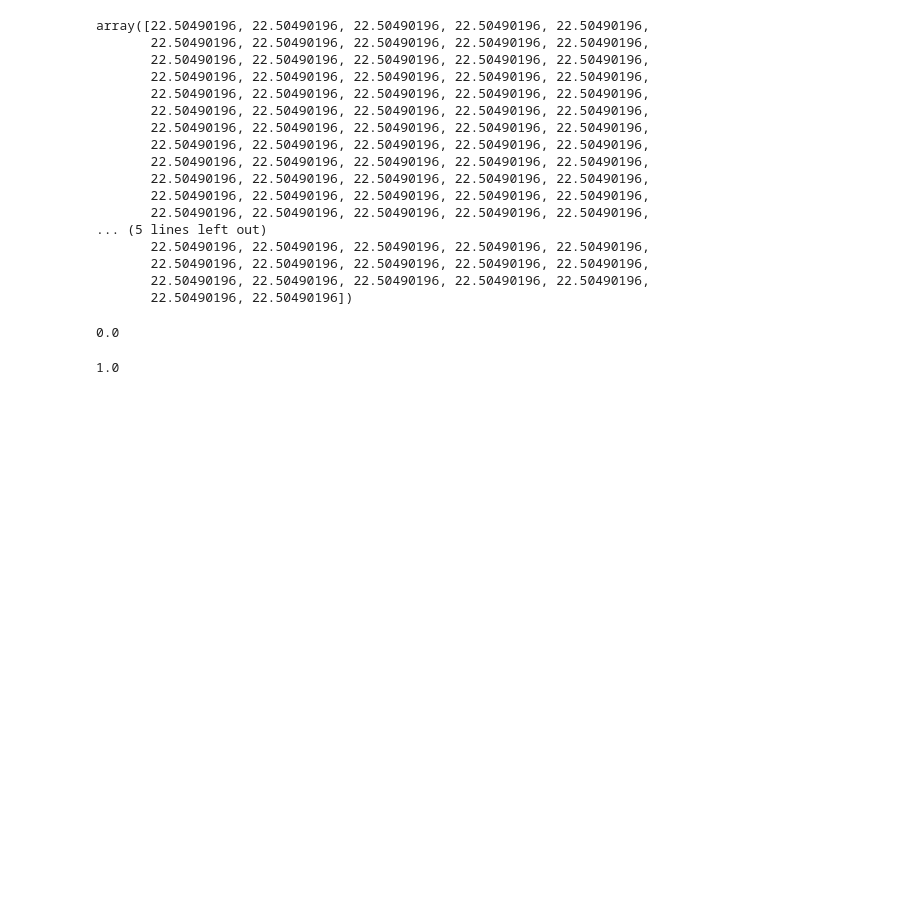
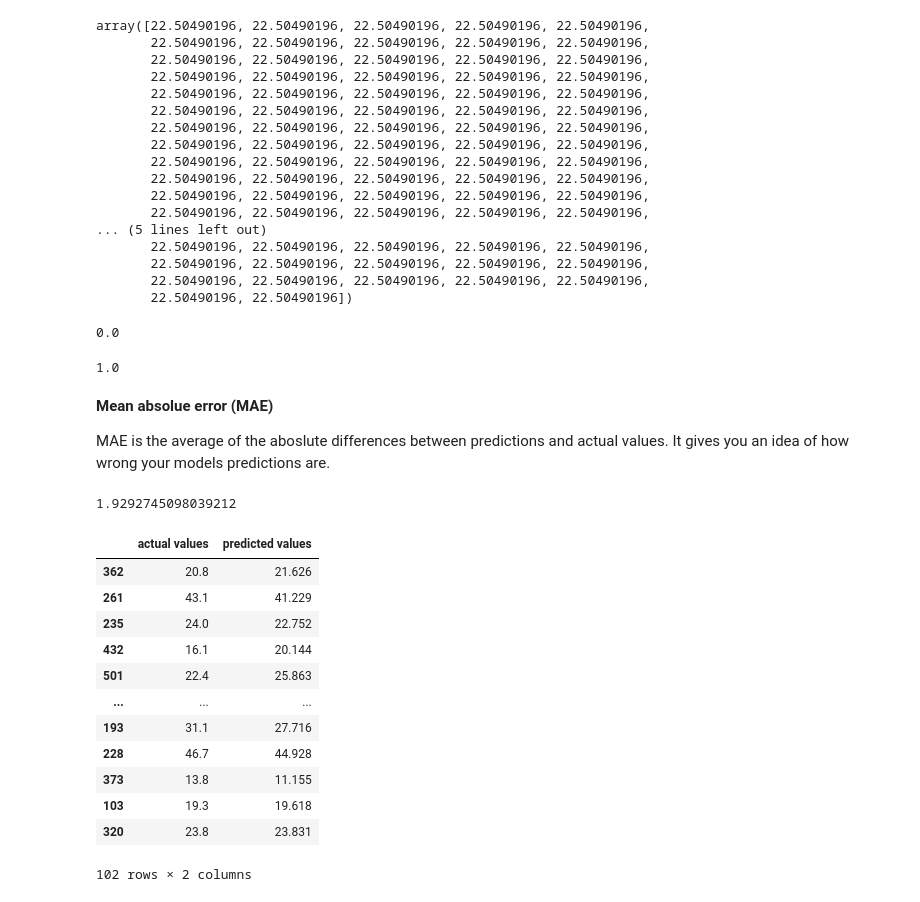
Before and after one commit to aliazani/machine-learning, a Jupyter notebook: 5-scikit-learn/1-introduction-scikit-learn.ipynb, the cells around one changed output. Cells and saved outputs as stored; diff of their text form; code cells hidden in the pictures; blank space fills up the shorter version.

```diff
--- a/5-scikit-learn/1-introduction-scikit-learn.ipynb
+++ b/5-scikit-learn/1-introduction-scikit-learn.ipynb
@@ -1400,3 +1401,38 @@ r2_score(y_test, y_test_mean)
 r2_score(y_test, y_test)
 # %% [output]
 1.0
+# %% [markdown]
+**Mean absolue error (MAE)**
+
+MAE is the average of the aboslute differences between predictions and actual values. It gives you an idea of how wrong your models predictions are.
+# %%
+# import mean absolute error
+from sklearn.metrics import mean_absolute_error
+
+# make some predictions
+y_preds = model.predict(x_test)
+
+# use mean absolute error
+mae = mean_absolute_error(y_test, y_preds)
+mae
+# prediction_values +- mae = actual_values
+# %% [output]
+1.9292745098039212
+# %%
+# create a dataframe to see it visually
+df = pd.DataFrame(data={"actual values": y_test, "predicted values": y_preds})
+df
+# %% [output]
+|  | actual values | predicted values |
+| 362 | 20.8 | 21.626 |
+| 261 | 43.1 | 41.229 |
+| 235 | 24.0 | 22.752 |
+| 432 | 16.1 | 20.144 |
+| 501 | 22.4 | 25.863 |
+| ... | ... | ... |
+| 193 | 31.1 | 27.716 |
+| 228 | 46.7 | 44.928 |
+| 373 | 13.8 | 11.155 |
+| 103 | 19.3 | 19.618 |
+| 320 | 23.8 | 23.831 |
+102 rows × 2 columns
```
Also changed, not shown: parts of 40 cells of this notebook, 1 other file.
